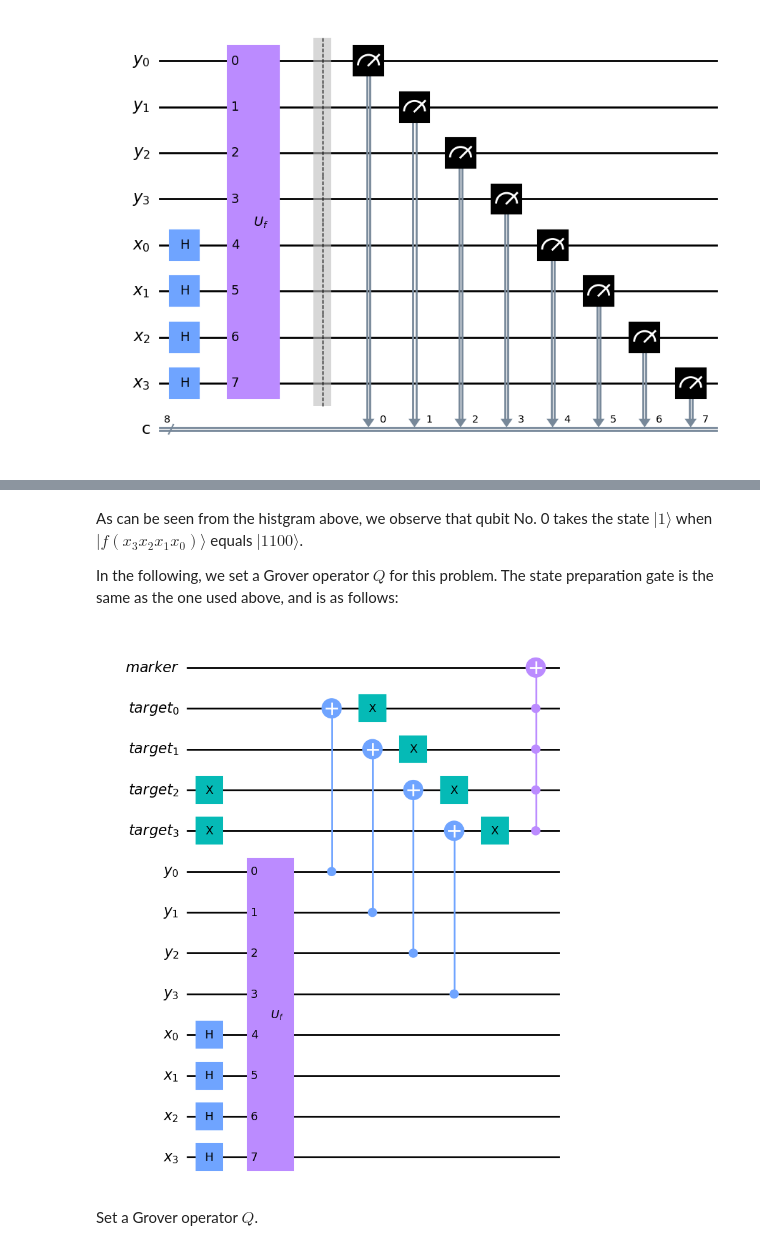
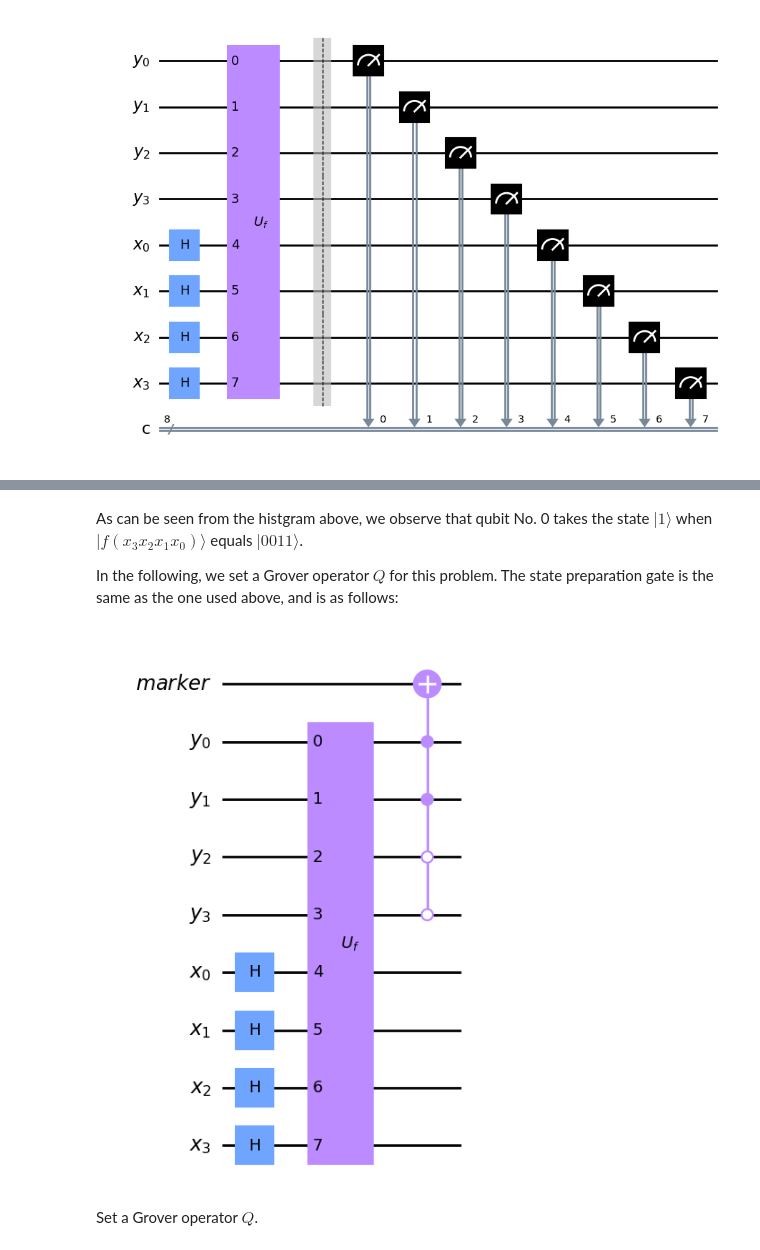
Before and after one commit to schrott512/quantum_samples, a Jupyter notebook: grover_search/grover_search_sample.ipynb, the cells around one changed output, grey strips where cells are left out. Drawn from its saved outputs; the diff is of its cells as text; code cells hidden in the pictures.

```diff
--- a/grover_search/grover_search_sample.ipynb
+++ b/grover_search/grover_search_sample.ipynb
@@ -140,39 +126,25 @@ plot_histogram(counts)
 # %% [markdown]
-As can be seen from the histgram above, we observe that qubit No. 0 takes the state $|1\rangle$ when $|f(x_3x_2x_1x_0)\rangle$ equals $|1100\rangle$.
+As can be seen from the histgram above, we observe that qubit No. 0 takes the state $|1\rangle$ when $|f(x_3x_2x_1x_0)\rangle$ equals $|0011\rangle$.
 
 In the following, we set a Grover operator $Q$ for this problem.
 The state preparation gate is the same as the one used above, and is as follows:
 # %%
-insert_barrier = False
-
 qr_x = QuantumRegister(nx_qubits, 'x')
 qr_y = QuantumRegister(nx_qubits, 'y')
-qr_target = QuantumRegister(n_targets, 'target')
 qr_marker = QuantumRegister(n_markers, 'marker')
-qc = QuantumCircuit(qr_marker, qr_target, qr_y, qr_x)
+qc = QuantumCircuit(qr_marker, qr_y, qr_x)
 
 # preparing state
-qc.append(U_prep, qargs=range(n_markers + n_targets, n_markers + n_targets + ny_qubits + nx_qubits))
-
-# target: |1100>
-qc.x(n_markers + 2)
-qc.x(n_markers + 3)
-
-# check y=target
-if insert_barrier: qc.barrier()
-for i in range(nx_qubits):
-    qc.cx(i + n_targets + n_markers, i + n_markers)
+qc.append(U_prep, qargs=range(n_markers, n_markers + ny_qubits + nx_qubits))
 
 # marking on the qubit "marker"
-if insert_barrier: qc.barrier()
-for i in range(n_targets):
-    qc.x(i + n_markers)
-c4x_gate = XGate().control(4)
-qc.append(c4x_gate, qargs=reversed(range(n_targets + n_markers)))
+c4x_gate = XGate().control(ny_qubits, ctrl_state=target)
+qargs_marking = list(range(n_markers, n_markers + ny_qubits)) + [0]
+qc.append(c4x_gate, qargs=qargs_marking)
 
 qc.decompose(gates_to_decompose='$U_{prep}$').draw('mpl')
 # %% [output]
-[figure, old version]
+[figure, new version]
 # %% [markdown]
 Set a Grover operator $Q$.
 # %%
```
Also changed, not shown: parts of 10 cells of this notebook.
